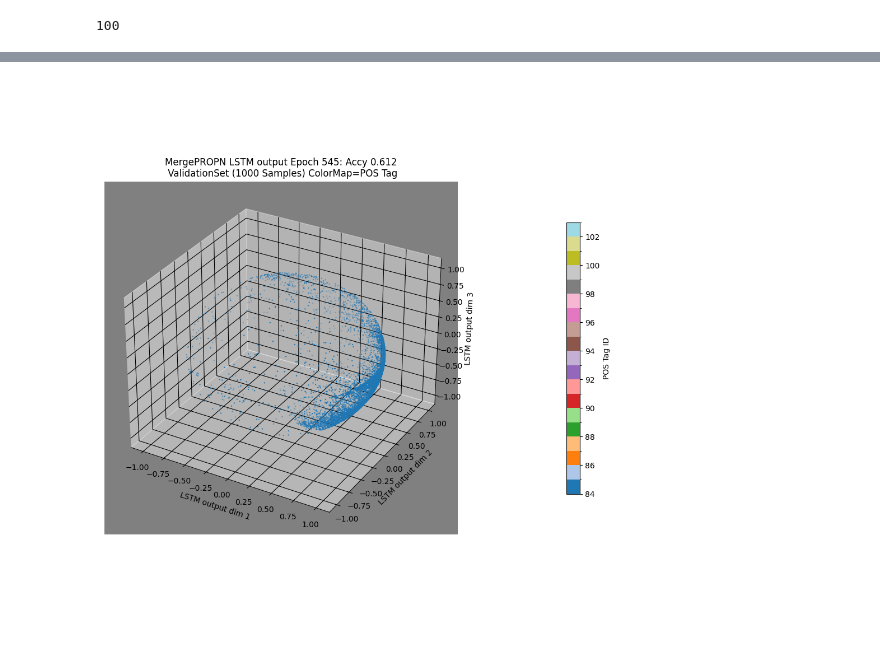
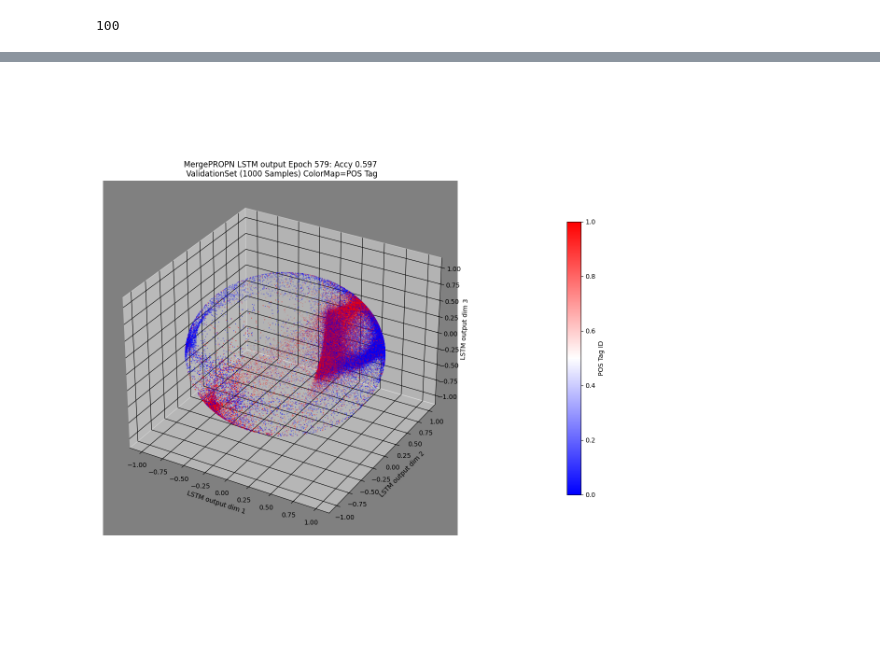
Before and after one commit to tik65536/unitartucs-thesis-tokenMerge, a Jupyter notebook: coding/LSTMOutput_visualization_BaseCase.ipynb, the cells around one changed output, grey strips where cells are left out. Drawn from its saved outputs; the diff is of its cells as text; code cells hidden in the pictures.

```diff
--- a/coding/LSTMOutput_visualization_BaseCase.ipynb
+++ b/coding/LSTMOutput_visualization_BaseCase.ipynb
@@ -103,5 +103,5 @@ for i in range(len(run)):
 # %%
-curdataList = glob.glob(f'{path}{run[17]}/val_curldata_*.plk')
+curdataList = glob.glob(f'{path}{run[14]}/val_curldata_*.plk')
 curldata={}
 for file in curdataList:
     with open(f'{file}','rb') as f:
@@ -118,7 +118,7 @@ print(sorted(list(curldata.keys())))
 # %% [output]
 [0, 1, 2, 3, 4, 5, 6, 7, 8, 9, 10, 11, 12, 13, 14, 15, 16, 17, 18, 19, 20, 21, 22, 23, 24, 25, 26, 27, 28, 29, 30, 31, 32, 33, 34, 35, 36, 37, 38, 39, 40, 41, 42, 43, 44, 45, 46, 47, 48, 49, 50, 51, 5 ...
 # %%
-predictList = glob.glob(f'{path}{run[17]}/EstPred_*.plk')
+predictList = glob.glob(f'{path}{run[14]}/EstPred_*.plk')
 predict=np.zeros((1000,len(predictList)))
 for file in predictList:
     ep=file.split("_")[-1].split(".")[0]
@@ -129,7 +129,7 @@ for file in predictList:
         except EOFError:
             pass
 # %%
-accy=pd.read_csv('./ResultLog/Curl_RandMerge_min2Max3_val.csv')
+accy=pd.read_csv('./ResultLog/Curl_MergeNOUN_NewR1_val.csv')
 maxaccy=accy['Accy'].argmax()
 print(f'Accy:{accy.loc[maxaccy]["Accy"]} , epoch:{maxaccy}')
 epoch=maxaccy
@@ -174,10 +174,10 @@ epoch_in_unit = epoch_in/ in_l.reshape(1000,175,1)
 curl_l=np.linalg.norm(epoch_curl,axis=-1)
 epoch_curl_unit = epoch_curl/ curl_l.reshape(1000,175,1)
 
-#in_l=np.linalg.norm(predict_in,axis=-1)
-#predict_in_unit = predict_in/ in_l.reshape(1000,175,1)
-#predict_curl_l=np.linalg.norm(predict_curl,axis=-1)
-#predict_curl_unit = predict_curl/ predict_curl_l.reshape(1000,175,1)
+relativePosition=np.zeros((1000,175))
+for i in range(175):
+    rp=np.ceil((i/test1.loc[:]['length'])*100)
+    relativePosition[:,i]=rp
 # %% [output]
 100
 # %%
@@ -283,38 +312,41 @@ plt.show()
 # %%
 plt.close('all')
 plt.rcParams['grid.color'] = "black"
-divfig=plt.figure(figsize=(10,10))
-norm = Normalize()
-negcolormap = cm.tab20
-## POS Color Map
-norm = colors.BoundaryNorm(np.arange(84,104), negcolormap.N)
-norm.autoscale(poslist)
-nco=negcolormap(norm(poslist))
-r,c=np.where((poslist!=84))
-nco[r,c,-1]=0
+divfig=plt.figure(figsize=(12,12))
 prediction=predict[:,epoch]
 prediction=np.where(prediction>0.95,1,prediction)
 prediction=np.where(prediction<0.05,0,prediction)
-sample_curl=epoch_curl_unit[np.where(prediction==0)]
-nco1=nco[np.where(prediction==0)]
+norm = Normalize()
+negcolormap=cm.bwr
+relativePosition2=np.where(relativePosition>100,-1,relativePosition)
+#norm = colors.BoundaryNorm(np.arange(84,104), negcolormap.N)
+co=np.zeros((1000,175))
+co[np.where(prediction==1)]=1
+norm.autoscale(co)
+nco=negcolormap(norm(co))
+r,c=np.where(relativePosition2==-1)
+nco[r,c,-1]=0
+r,c=np.where((poslist==70)|(poslist==78))
+nco[r,c,-1]=0
+sample_curl=epoch_curl_unit[:]
+relativePosition2=relativePosition2[:]
+nco=nco[:]
 curlax=divfig.add_subplot(projection='3d')
 curlax.set_facecolor('gray')
-for i in range(0,stop):
-    keep=np.ceil(i/test1.loc[np.where(prediction==0)]['length']*100)
-    keep=np.where(keep>=100,-1,keep)
-    p = [ int(k) for k in keep ] #if(k!=-1)]
-    keep=np.where(keep!=-1)[0]
-    curlax.scatter3D(sample_curl[:,i:i+1,0], sample_curl[:,i:i+1,1],sample_curl[:,i:i+1,2],s=0.5,c=nco1[:,i:i+1])
+for i in range(5,stop):
+    keep=np.where((relativePosition2[:,i]>0) & (relativePosition2[:,i]<100))[0]
+    curlax.scatter3D(sample_curl[keep,i:i+1,0], sample_curl[keep,i:i+1,1],sample_curl[keep,i:i+1,2],s=0.1,c=nco[keep,i:i+1])
 curlax.set_xlabel('LSTM output dim 1')
 curlax.set_ylabel('LSTM output dim 2')
 curlax.set_zlabel('LSTM output dim 3')
 #sm = plt.cm.ScalarMappable(cmap=cm.bwr, norm=norm)
 
 sm = plt.cm.ScalarMappable(cmap=negcolormap, norm=norm)
+#curlax.view_init(elev=90, azim=90)
 cbar=divfig.colorbar(sm,ax=curlax,shrink=0.5,pad=0.2)
 cbar.set_label('POS Tag ID')
 curlax.set_title(f"MergePROPN LSTM output Epoch {epoch}: Accy {accy.loc[epoch]['Accy']}\n ValidationSet (1000 Samples) ColorMap=POS Tag")
 plt.tight_layout()
 plt.show()
 # %% [output]
-[figure, old version]
+[figure, new version]
```
Also changed, not shown: parts of 20 cells of this notebook.
